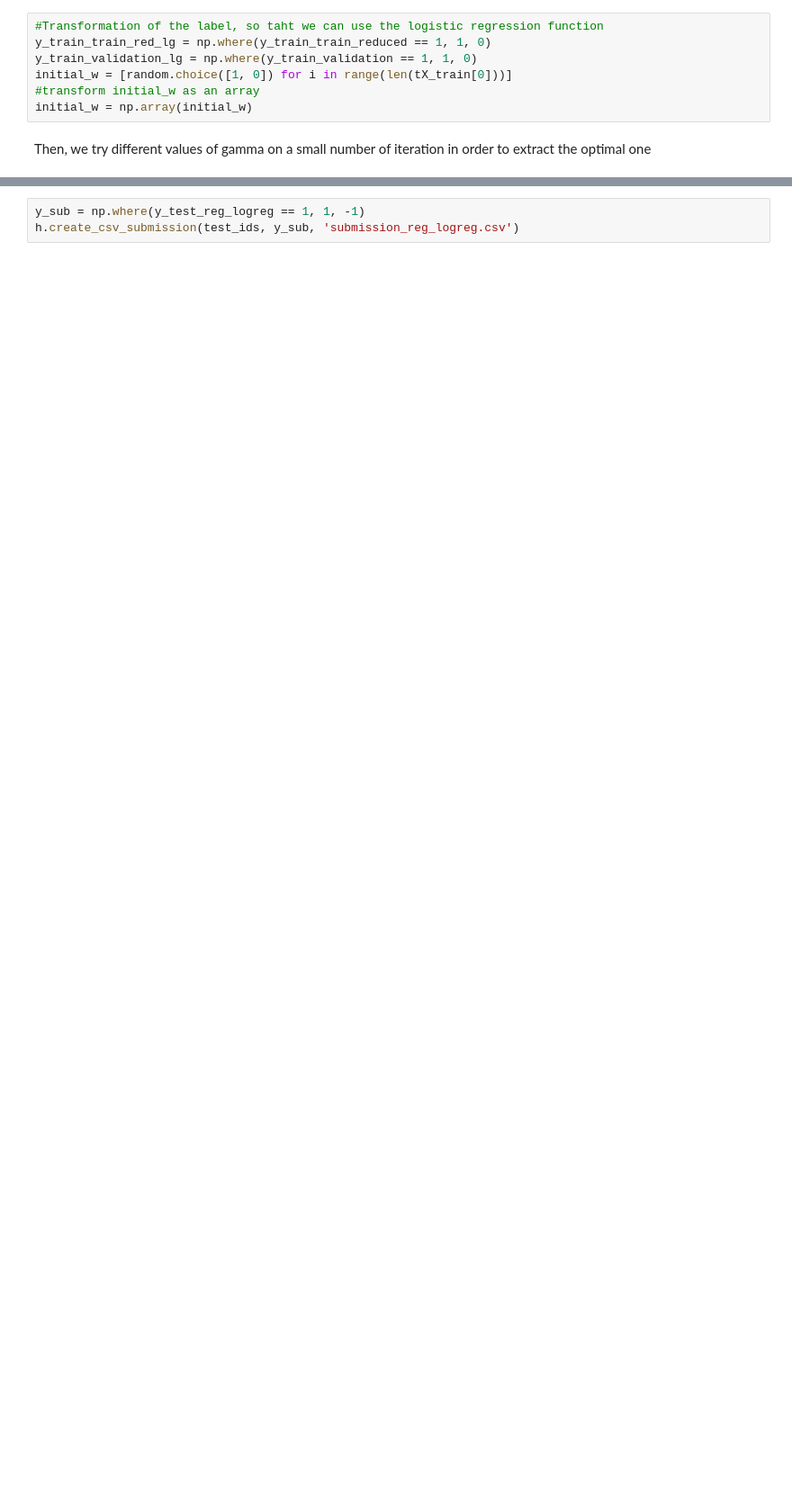
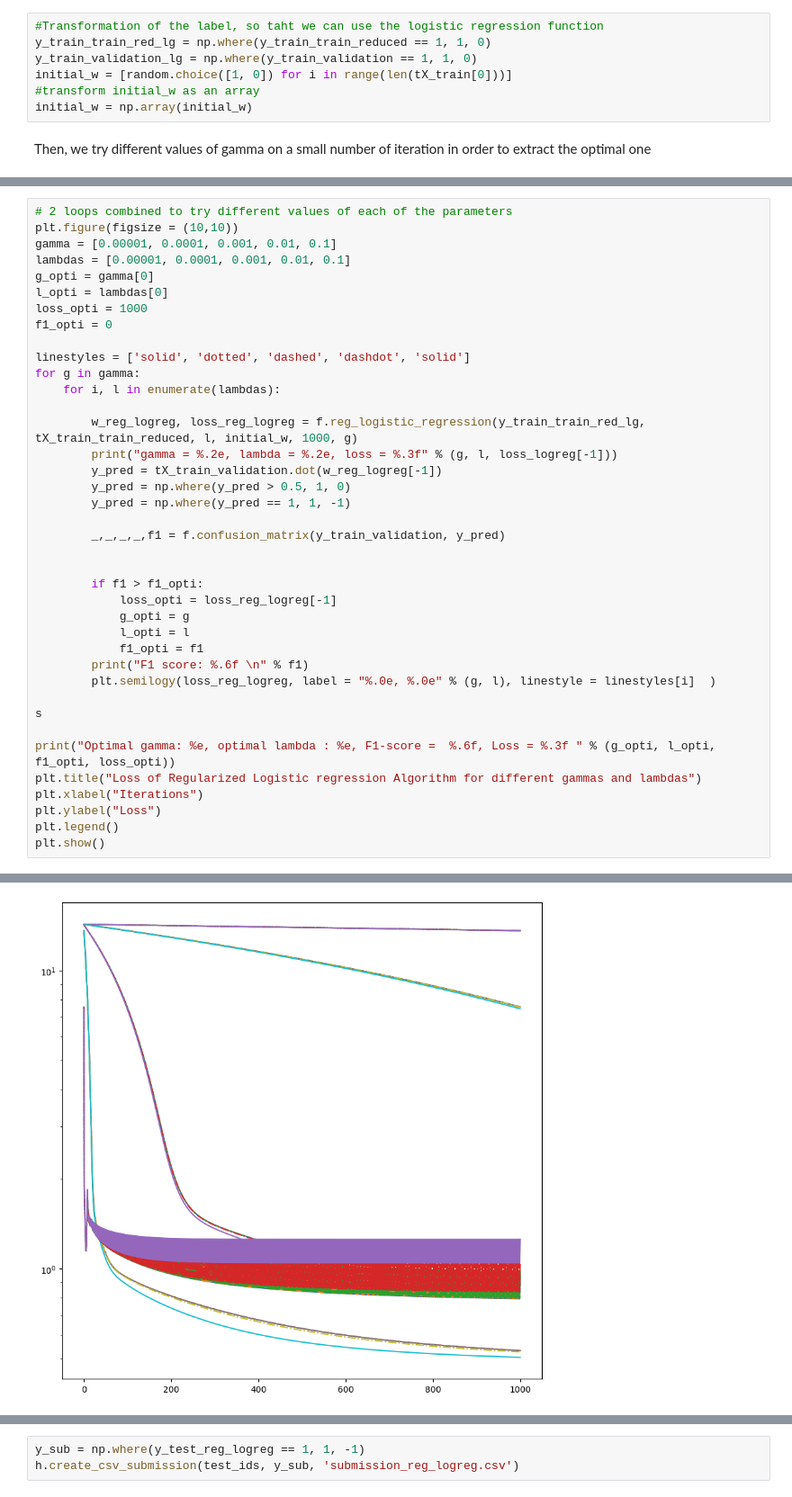
Before and after one commit to lucilemln/ML-project, a Jupyter notebook: run.ipynb, the cells around one changed output, grey strips where cells are left out. Shown at 90% size. Cells and saved outputs as stored; diff of their text form; blank space fills up the shorter version.

```diff
--- a/run.ipynb
+++ b/run.ipynb
@@ -671,0 +784,40 @@ plt.show()
+# %%
+# 2 loops combined to try different values of each of the parameters
+plt.figure(figsize = (10,10))
+gamma = [0.00001, 0.0001, 0.001, 0.01, 0.1]
+lambdas = [0.00001, 0.0001, 0.001, 0.01, 0.1]
+g_opti = gamma[0]
+l_opti = lambdas[0]
+loss_opti = 1000
+f1_opti = 0
+
+linestyles = ['solid', 'dotted', 'dashed', 'dashdot', 'solid']
+for g in gamma:
+    for i, l in enumerate(lambdas):
+
+        w_reg_logreg, loss_reg_logreg = f.reg_logistic_regression(y_train_train_red_lg, tX_train_train_reduced, l, initial_w, 1000, g)
+        print("gamma = %.2e, lambda = %.2e, loss = %.3f" % (g, l, loss_logreg[-1]))
+        y_pred = tX_train_validation.dot(w_reg_logreg[-1])
+        y_pred = np.where(y_pred > 0.5, 1, 0)
+        y_pred = np.where(y_pred == 1, 1, -1)
+
+        _,_,_,_,f1 = f.confusion_matrix(y_train_validation, y_pred)
+
+
+        if f1 > f1_opti:
+            loss_opti = loss_reg_logreg[-1]
+            g_opti = g
+            l_opti = l
+            f1_opti = f1
+        print("F1 score: %.6f \n" % f1)
+        plt.semilogy(loss_reg_logreg, label = "%.0e, %.0e" % (g, l), linestyle = linestyles[i]  )
+
+s
+
+print("Optimal gamma: %e, optimal lambda : %e, F1-score =  %.6f, Loss = %.3f " % (g_opti, l_opti, f1_opti, loss_opti))
+plt.title("Loss of Regularized Logistic regression Algorithm for different gammas and lambdas")
+plt.xlabel("Iterations")
+plt.ylabel("Loss")
+plt.legend()
+plt.show()
+# %% [output]
@@ -671,0 +842 @@ plt.show()
+[figure, added]
```
Also changed, not shown: parts of 42 cells of this notebook, 1 other file.
